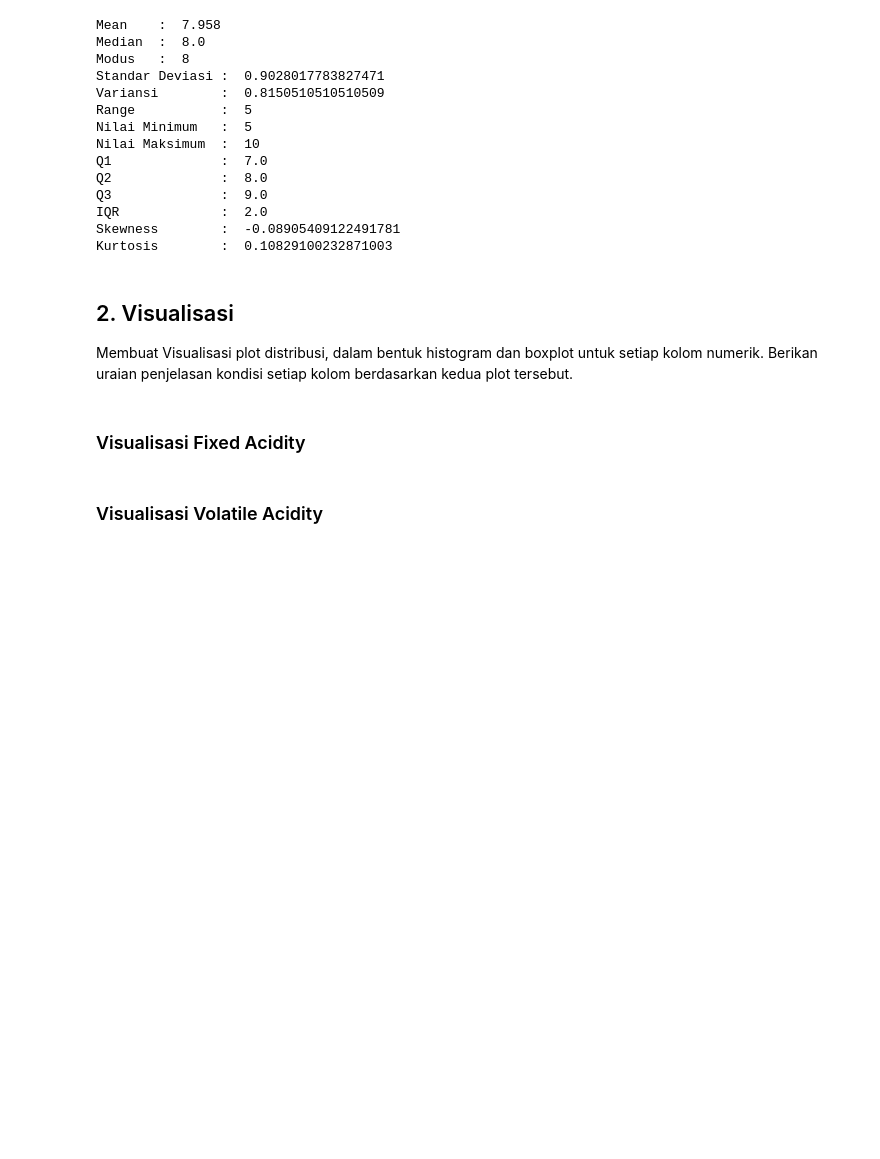
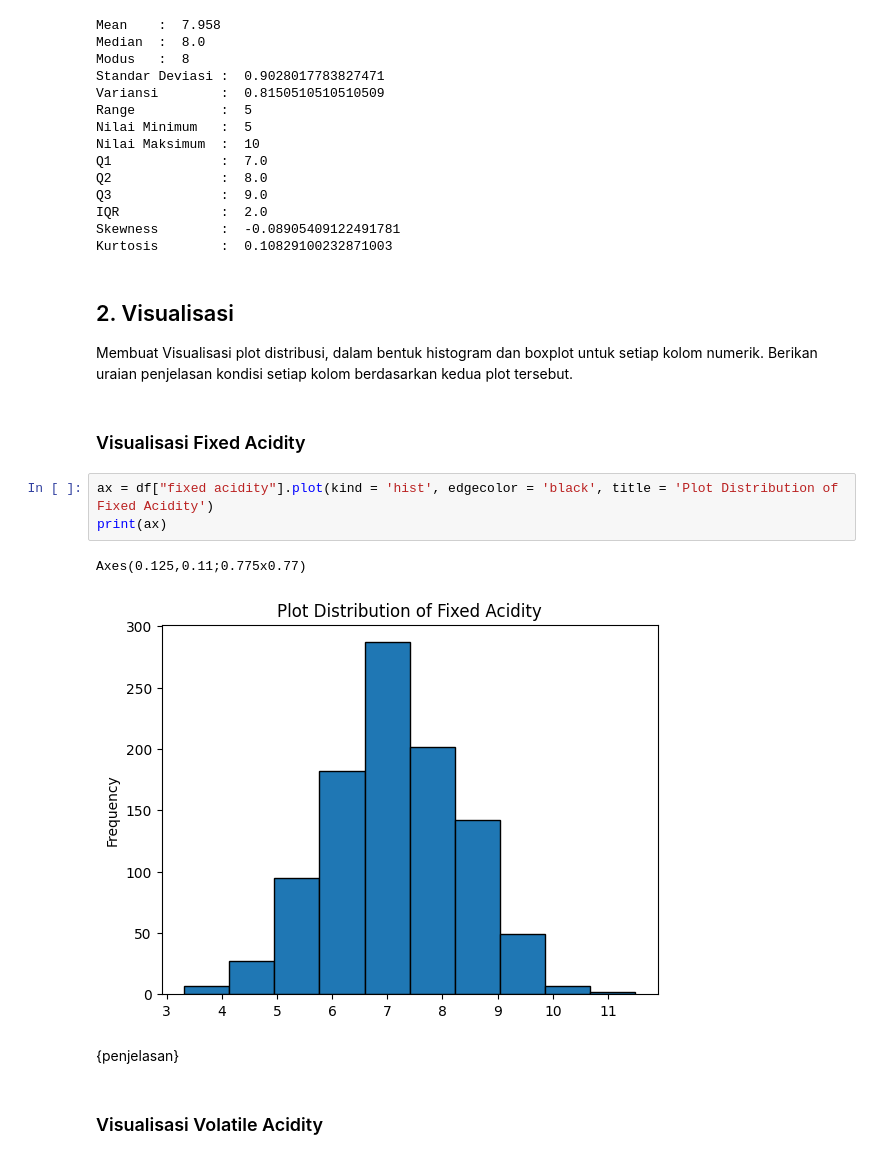
Before and after one commit to dhanikanovlisa/K02-T1-IF2220-13521132, a Jupyter notebook: K02-T1-IF2220-13521132.ipynb, the cells around one changed output. Saved outputs shown, nothing was run; the diff lists cells and outputs as text; blank space fills up the shorter version.

Commit message:
add: no 2 histogram

```diff
--- a/K02-T1-IF2220-13521132.ipynb
+++ b/K02-T1-IF2220-13521132.ipynb
@@ -310,5 +310,13 @@ Kurtosis        :  0.10829100232871003
 Membuat Visualisasi plot distribusi, dalam bentuk histogram dan boxplot untuk setiap kolom numerik. Berikan uraian penjelasan kondisi setiap kolom berdasarkan kedua plot tersebut.
 # %% [markdown]
 ### Visualisasi Fixed Acidity
+# %%
+ax = df["fixed acidity"].plot(kind = 'hist', edgecolor = 'black', title = 'Plot Distribution of Fixed Acidity')
+print(ax)
+# %% [output]
+Axes(0.125,0.11;0.775x0.77)
+[figure, added]
+# %% [markdown]
+{penjelasan}
 # %% [markdown]
 ### Visualisasi Volatile Acidity
```
Also changed, not shown: parts of 23 cells of this notebook.
